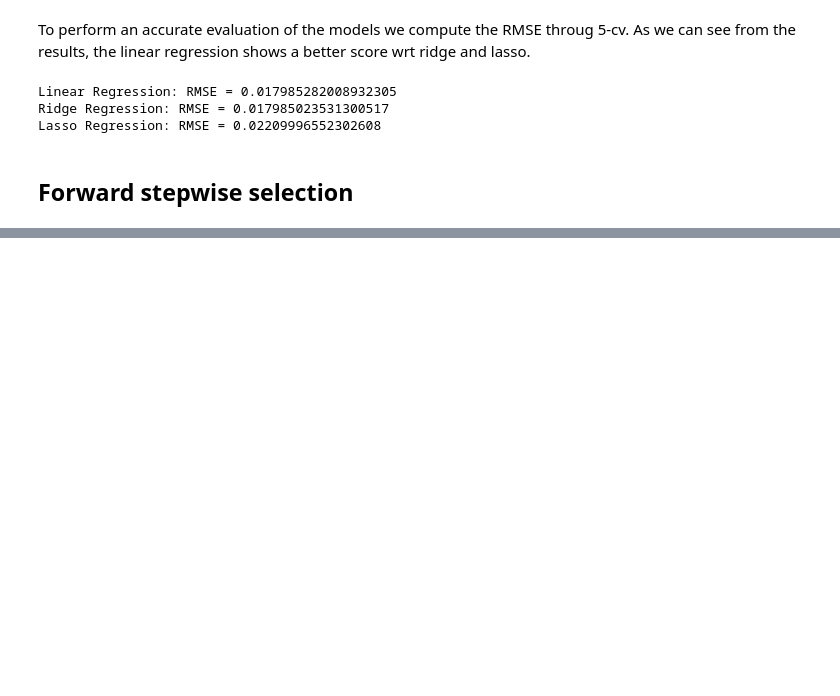
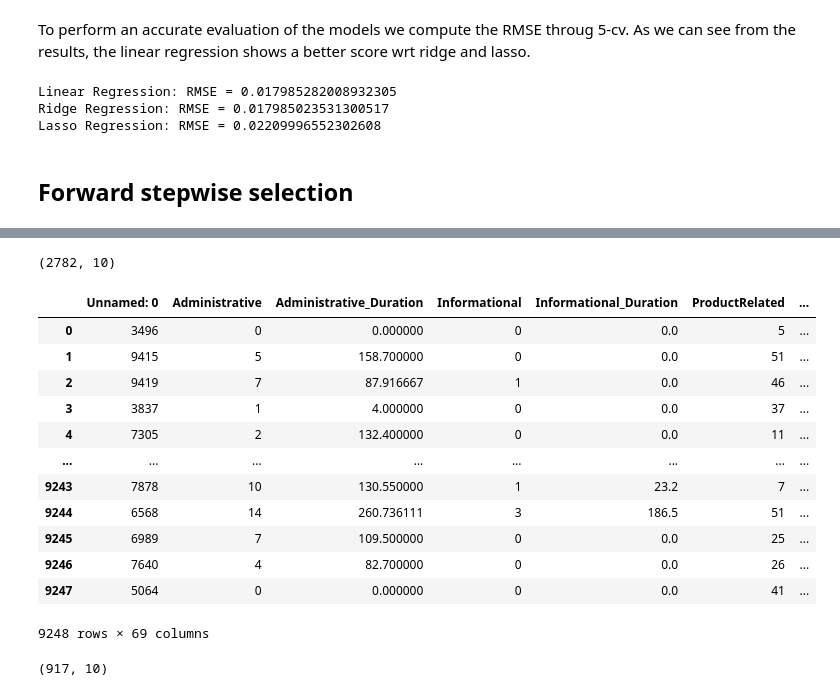
Before and after one commit to sararesta/ML-Homework, a Jupyter notebook: Regression-no-filtering.ipynb, the cells around one changed output, grey strips where cells are left out. Cells and saved outputs as stored; diff of their text form; code cells hidden in the pictures; blank space fills up the shorter version.

```diff
--- a/Regression-no-filtering.ipynb
+++ b/Regression-no-filtering.ipynb
@@ -442,8 +442,6 @@ def forward_selection(Xtrain_pd, ytrain, Xtest_pd, ytest,
                       candidates_evaluator, candidates_argbest, # Metric to be used at 2.b
                       subsets_evaluator, subsets_argbest,       # Metric to be used at 3
                       test_evaluator=None, test_argbest=None,
-                      candidates_scorer_name=None,  # Name of 2. figure
-                      subsets_scorer_name=None,     # Name of 3. figure
                       verbose=True, weight_step3=0):
     test_evaluator = subsets_evaluator if not test_evaluator else test_evaluator
     test_argbest = subsets_argbest if not test_argbest else test_argbest
@@ -457,8 +455,6 @@ def forward_selection(Xtrain_pd, ytrain, Xtest_pd, ytest,
     subsets_metric = []        # The best metric of each subset of dimension 'dim'
     subsets_best_features = [] # The best features combination in each subset of dimension 'dim'
     # A figure to keep track of candidates scores in each Mk subset
-    plt.figure()
-    candidate_fig = plt.subplot(111) # A global matplotlib figure
     num_evaluations = 0        # A conter to keep track of the total number of trials
 
     selected_features = []  # <------ !! We keep track of selected features !!
@@ -472,7 +468,6 @@ def forward_selection(Xtrain_pd, ytrain, Xtest_pd, ytest,
     model, score = candidates_evaluator(model, Xtrain_pd[[]], ytrain)
     best_candidate_metric.append(score)
     subsets_best_features.append([])
-    _ = candidate_fig.scatter([0], [score], color="b")
     # Compute metric for step 3.
     _, score = subsets_evaluator(model, Xtrain_pd[[]], ytrain, trained=True)
     subsets_metric.append(score)
@@ -502,8 +497,6 @@ def forward_selection(Xtrain_pd, ytrain, Xtest_pd, ytest,
             candidate_metrics.append(score)
             num_evaluations += 1
 
-        _ = candidate_fig.scatter([Xtrain_sub.shape[-1]]*len(candidate_metrics), candidate_metrics,
-                                  color="b")
 
         # 2.b Select the best candidate in (2.a)
         # ===============================================
@@ -541,26 +534,5 @@ def forward_selection(Xtrain_pd, ytrain, Xtest_pd, ytest,
         print("\n\nBest configuration has {} features".format(best_subset_idx))
         print("Features: {}".format(subsets_best_features[best_subset_idx]))
         print("Total number of trained models:", num_evaluations)
-
-    # Complete the subsets_fig figure by plotting
-    # a line connecting all best candidate score
-    best_candidate_score_idx = candidates_argbest(best_candidate_metric)
-    _ = candidate_fig.plot(range(len(best_candidate_metric)), best_candidate_metric)
-    _ = candidate_fig.scatter(best_candidate_score_idx, best_candidate_metric[best_candidate_score_idx],
-                              marker='X', label="Best", color="r")
-    candidate_fig.set_title(candidates_scorer_name)
-    candidate_fig.legend()
-
-    # Plot a figure to show how te 3. metric evolves
-    plt.figure()
-    subsets_fig = plt.subplot(111)
-    _ = subsets_fig.plot(range(len(subsets_metric)), subsets_metric, label="Selection (3.) scores")
-    _ = subsets_fig.scatter(best_subset_idx, subsets_metric[best_subset_idx],
-                              marker='X', label="Best (3.) score", color="r")
-    best_test_score_idx = test_argbest(subsets_test)
-    _ = subsets_fig.plot(range(len(subsets_test)), subsets_test, label="Test scores")
-    _ = subsets_fig.scatter(best_test_score_idx, subsets_test[best_test_score_idx],
-                              marker='X', label="Best test score", color="y")
-    subsets_fig.set_title(subsets_scorer_name)
-    subsets_fig.legend()
+    return best_features
 # %%
@@ -622,6 +564,4 @@ Total number of trained models: 2646
 # %%
-best_features = ['BounceRates', 'ProductRelated', 'VisitorType_Returning_Visitor', 'PageValues', 'Administrative_Duration', 'TrafficType_2', 'OperatingSystems_2', 'VisitorType_Other', 'TrafficType_4',
-                 'Month_June', 'OperatingSystems_3', 'TrafficType_13', 'Browser_13', 'TrafficType_3', 'Region_7', 'ProductRelated_Duration', 'Region_8', 'TrafficType_12', 'Month_Oct', 'Region_6', 'TrafficType_19', 'Browser_3', 'Month_May', 'Month_Jul', 'OperatingSystems_6', 'TrafficType_16', 'Region_9']
 X = X[best_features].to_numpy()
 X_train, X_test, y_train, y_test = train_test_split(X, y, test_size=test_size, random_state=seed)
 
@@ -665,0 +606,34 @@ plt.show()
+# %%
+X_missing = missing_values[best_features].to_numpy()
+X_missing.shape
+values = model.predict(X_missing)
+values = np.where(values < 0, 0, values)
+training_set_complete.loc[:,'ExitRates'] = training_set_complete.loc[:,'ExitRates'].fillna(pd.Series(values,missing_values.index))
+training_set_complete
+# %% [output]
+(2782, 10)
+|  | Unnamed: 0 | Administrative | Administrative_Duration | Informational | Informational_Duration | ProductRelated | ... |
+| 0 | 3496 | 0 | 0.000000 | 0 | 0.0 | 5 | ... |
+| 1 | 9415 | 5 | 158.700000 | 0 | 0.0 | 51 | ... |
+| 2 | 9419 | 7 | 87.916667 | 1 | 0.0 | 46 | ... |
+| 3 | 3837 | 1 | 4.000000 | 0 | 0.0 | 37 | ... |
+| 4 | 7305 | 2 | 132.400000 | 0 | 0.0 | 11 | ... |
+| ... | ... | ... | ... | ... | ... | ... | ... |
+| 9243 | 7878 | 10 | 130.550000 | 1 | 23.2 | 7 | ... |
+| 9244 | 6568 | 14 | 260.736111 | 3 | 186.5 | 51 | ... |
+| 9245 | 6989 | 7 | 109.500000 | 0 | 0.0 | 25 | ... |
+| 9246 | 7640 | 4 | 82.700000 | 0 | 0.0 | 26 | ... |
+| 9247 | 5064 | 0 | 0.000000 | 0 | 0.0 | 41 | ... |
+9248 rows × 69 columns
+# %%
+test_set = pd.read_csv("data/test_set_online_shoppers_intention.csv")
+test_set = pd.get_dummies(test_set, columns=['Month', 'OperatingSystems', 'Browser', 'Region', 'TrafficType', 'VisitorType'], drop_first=True)
+test_set['Weekend'] = np.where(test_set['Weekend']=='True',1,0)
+missing_values_test = test_set[test_set['ExitRates'].isna()]
+X_missing_test = missing_values_test[best_features].to_numpy()
+X_missing_test.shape
+values_test = model.predict(X_missing_test)
+values_test = np.where(values_test < 0, 0, values_test)
+test_set.loc[:,'ExitRates'] = test_set.loc[:,'ExitRates'].fillna(pd.Series(values_test,missing_values_test.index))
+# %% [output]
+(917, 10)
```
Also changed, not shown: parts of 6 cells of this notebook, 3 other files.
